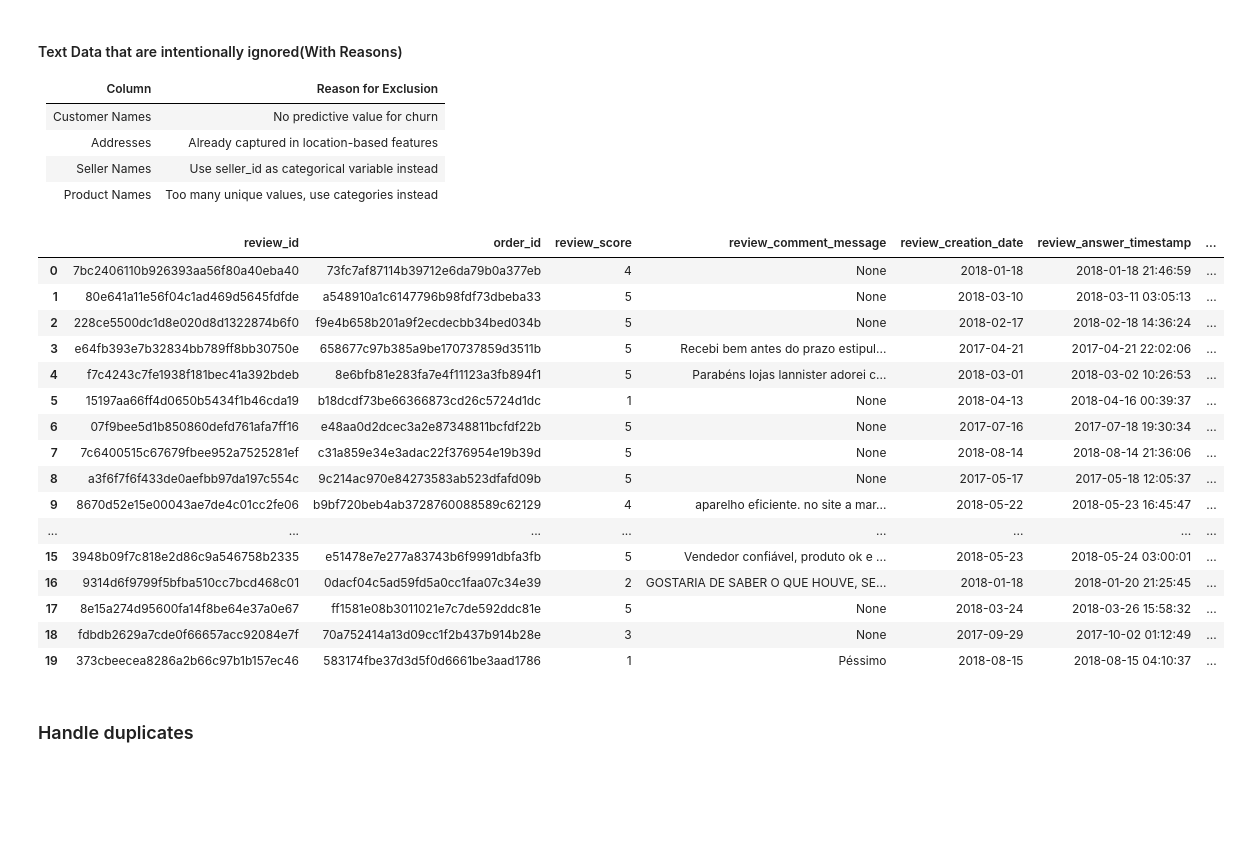
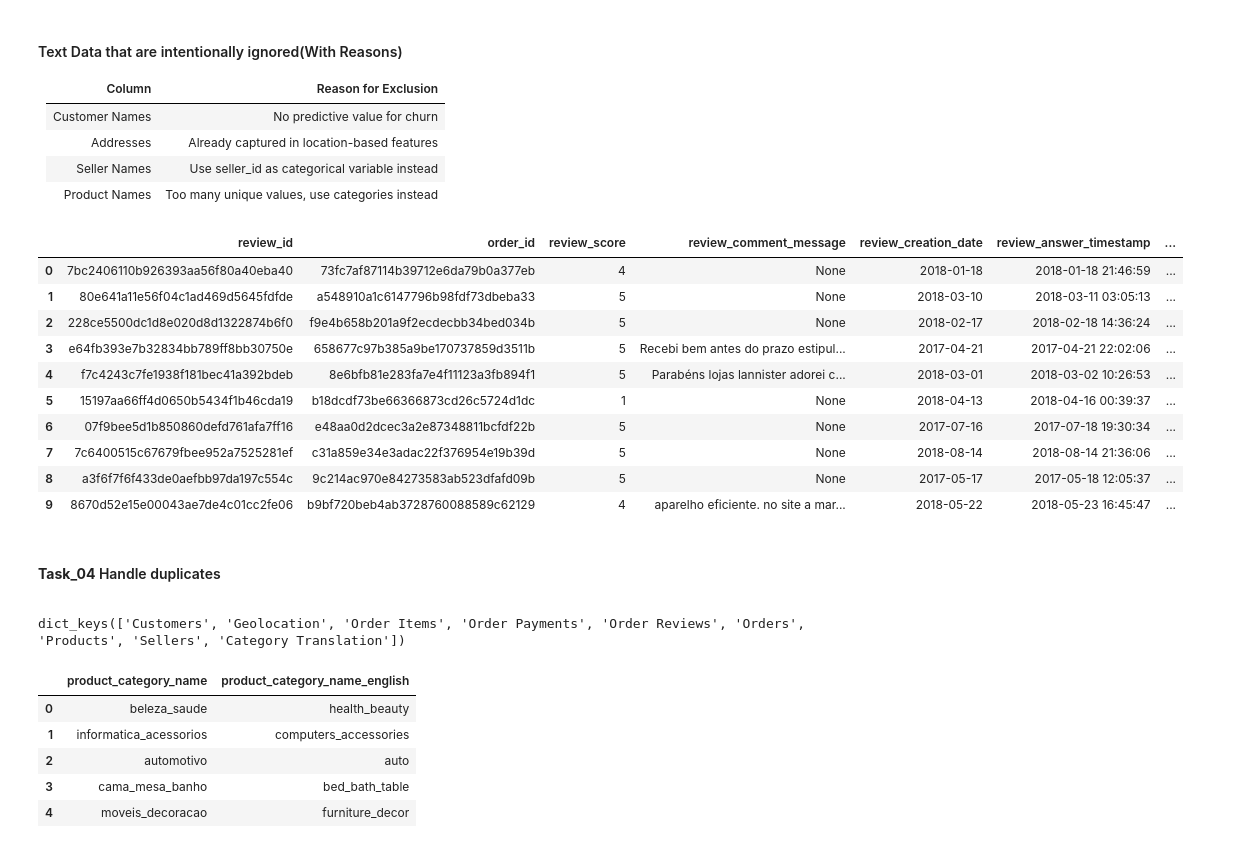
Before and after one commit to shanusaras/Customer_Churn_Prediction_and_Retention_Dashboard, a Jupyter notebook: notebooks/01_data_cleaning.ipynb, the cells around one changed output. Drawn from its saved outputs; the diff is of its cells as text; code cells hidden in the pictures; blank space fills up the shorter version.

Commit message:
handling duplicate records is completed

```diff
--- a/notebooks/01_data_cleaning.ipynb
+++ b/notebooks/01_data_cleaning.ipynb
@@ -1195,24 +1200,19 @@ def clean_text_for_churn(datasets_dict):
 # Apply only necessary cleaning
 datasets_cleaned = clean_text_for_churn(standardized_datasets)
 # %%
-datasets_cleaned['Order Reviews'].head(20) # thus verified but needed sentiment analysis later to use it for churn prediction
+datasets_cleaned['Order Reviews'].head(10) # thus verified but needed sentiment analysis later to use it for churn prediction
 # %% [output]
 |  | review_id | order_id | review_score | review_comment_message | review_creation_date | review_answer_timestamp | ... |
 | 0 | 7bc2406110b926393aa56f80a40eba40 | 73fc7af87114b39712e6da79b0a377eb | 4 | None | 2018-01-18 | 2018-01-18 21:46:59 | ... |
 | 1 | 80e641a11e56f04c1ad469d5645fdfde | a548910a1c6147796b98fdf73dbeba33 | 5 | None | 2018-03-10 | 2018-03-11 03:05:13 | ... |
 | 2 | 228ce5500dc1d8e020d8d1322874b6f0 | f9e4b658b201a9f2ecdecbb34bed034b | 5 | None | 2018-02-17 | 2018-02-18 14:36:24 | ... |
 | 3 | e64fb393e7b32834bb789ff8bb30750e | 658677c97b385a9be170737859d3511b | 5 | Recebi bem antes do prazo estipul... | 2017-04-21 | 2017-04-21 22:02:06 | ... |
 | 4 | f7c4243c7fe1938f181bec41a392bdeb | 8e6bfb81e283fa7e4f11123a3fb894f1 | 5 | Parabéns lojas lannister adorei c... | 2018-03-01 | 2018-03-02 10:26:53 | ... |
 | 5 | 15197aa66ff4d0650b5434f1b46cda19 | b18dcdf73be66366873cd26c5724d1dc | 1 | None | 2018-04-13 | 2018-04-16 00:39:37 | ... |
 | 6 | 07f9bee5d1b850860defd761afa7ff16 | e48aa0d2dcec3a2e87348811bcfdf22b | 5 | None | 2017-07-16 | 2017-07-18 19:30:34 | ... |
 | 7 | 7c6400515c67679fbee952a7525281ef | c31a859e34e3adac22f376954e19b39d | 5 | None | 2018-08-14 | 2018-08-14 21:36:06 | ... |
 | 8 | a3f6f7f6f433de0aefbb97da197c554c | 9c214ac970e84273583ab523dfafd09b | 5 | None | 2017-05-17 | 2017-05-18 12:05:37 | ... |
 | 9 | 8670d52e15e00043ae7de4c01cc2fe06 | b9bf720beb4ab3728760088589c62129 | 4 | aparelho eficiente. no site a mar... | 2018-05-22 | 2018-05-23 16:45:47 | ... |
-| ... | ... | ... | ... | ... | ... | ... | ... |
-| 15 | 3948b09f7c818e2d86c9a546758b2335 | e51478e7e277a83743b6f9991dbfa3fb | 5 | Vendedor confiável, produto ok e ... | 2018-05-23 | 2018-05-24 03:00:01 | ... |
-| 16 | 9314d6f9799f5bfba510cc7bcd468c01 | 0dacf04c5ad59fd5a0cc1faa07c34e39 | 2 | GOSTARIA DE SABER O QUE HOUVE, SE... | 2018-01-18 | 2018-01-20 21:25:45 | ... |
-| 17 | 8e15a274d95600fa14f8be64e37a0e67 | ff1581e08b3011021e7c7de592ddc81e | 5 | None | 2018-03-24 | 2018-03-26 15:58:32 | ... |
-| 18 | fdbdb2629a7cde0f66657acc92084e7f | 70a752414a13d09cc1f2b437b914b28e | 3 | None | 2017-09-29 | 2017-10-02 01:12:49 | ... |
-| 19 | 373cbeecea8286a2b66c97b1b157ec46 | 583174fbe37d3d5f0d6661be3aad1786 | 1 | Péssimo | 2018-08-15 | 2018-08-15 04:10:37 | ... |
 # %% [markdown]
-### Handle duplicates
+#### **Task_04** Handle duplicates
+<a id='Task_04-handle-duplicates'></a>
@@ -1247,0 +1219,15 @@ duplicates_report
+# %%
+# datasets_cleaned
+
+datasets_cleaned.keys()
+# %% [output]
+dict_keys(['Customers', 'Geolocation', 'Order Items', 'Order Payments', 'Order Reviews', 'Orders', 'Products', 'Sellers', 'Category Translation'])
+# %%
+datasets_cleaned['Category Translation'].head()
+# %% [output]
+|  | product_category_name | product_category_name_english |
+| 0 | beleza_saude | health_beauty |
+| 1 | informatica_acessorios | computers_accessories |
+| 2 | automotivo | auto |
+| 3 | cama_mesa_banho | bed_bath_table |
+| 4 | moveis_decoracao | furniture_decor |
```
Also changed, not shown: parts of 12 cells of this notebook.
